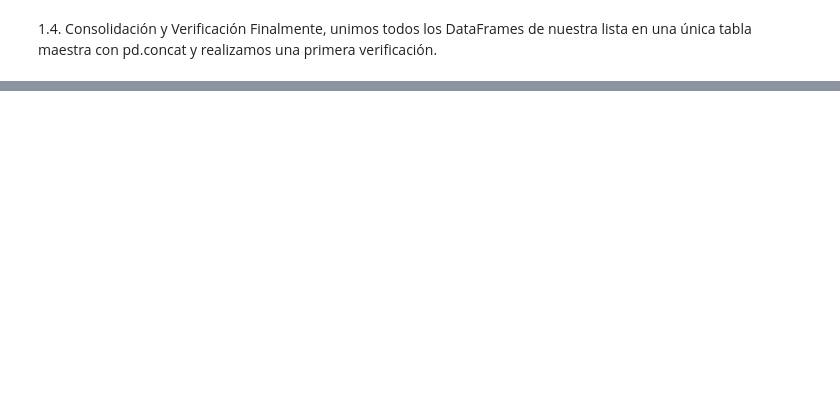
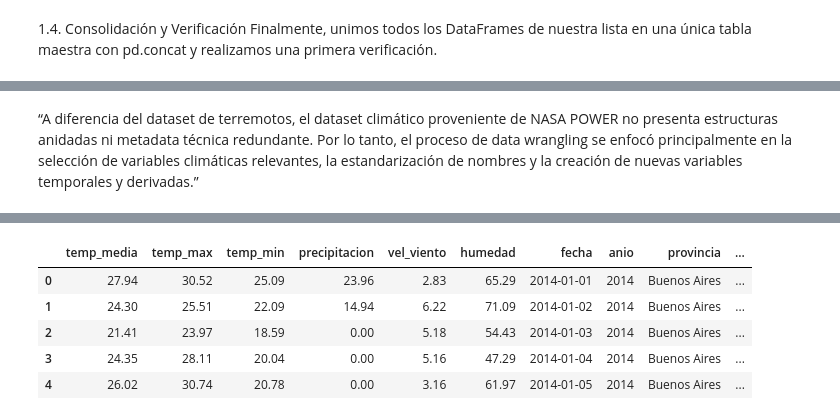
Before and after one commit to IvanSerem/ds2-proyecto-agricola, a Jupyter notebook: DataScienceII.ipynb, the cells around one changed output, grey strips where cells are left out. Cells and saved outputs as stored; diff of their text form; code cells hidden in the pictures; blank space fills up the shorter version.

```diff
--- a/DataScienceII.ipynb
+++ b/DataScienceII.ipynb
@@ -249,0 +209,67 @@ Obtenidas  : ['clay', 'phh2o', 'soc']
+# %% [markdown]
+“A diferencia del dataset de terremotos, el dataset climático proveniente de NASA POWER no presenta estructuras anidadas ni metadata técnica redundante. Por lo tanto, el proceso de data wrangling se enfocó principalmente en la selección de variables climáticas relevantes, la estandarización de nombres y la creación de nuevas variables temporales y derivadas.”
+# %%
+# ============================================
+# MÓDULO 2 – DATA WRANGLING
+# Dataset Climático – NASA POWER
+# ============================================
+
+import pandas as pd
+
+# ------------------------------------------------
+# 1. PARTIMOS DEL DATAFRAME CRUDO
+# ------------------------------------------------
+# Se asume que df_clima_crudo ya fue creado en el Módulo 1
+# (adquisición y consolidación de datos)
+
+print("Forma del DataFrame crudo:")
+print(df_clima_crudo.shape)
+
+# ------------------------------------------------
+# 2. SELECCIÓN DE COLUMNAS RELEVANTES
+# ------------------------------------------------
+columnas_relevantes = [
+    "T2M",
+    "T2M_MAX",
+    "T2M_MIN",
+    "PRECTOTCORR",
+    "WS2M",
+    "RH2M",
+    "date",
+    "anio",
+    "provincia",
+    "lat",
+    "lon"
+]
+
+df_clima_limpio = df_clima_crudo[columnas_relevantes].copy()
+
+print("\nColumnas seleccionadas:")
+print(df_clima_limpio.columns)
+
+# ------------------------------------------------
+# 3. RENOMBRADO DE COLUMNAS (CLARIDAD SEMÁNTICA)
+# ------------------------------------------------
+df_clima_limpio = df_clima_limpio.rename(columns={
+    "T2M": "temp_media",
+    "T2M_MAX": "temp_max",
+    "T2M_MIN": "temp_min",
+    "PRECTOTCORR": "precipitacion",
+    "WS2M": "vel_viento",
+    "RH2M": "humedad",
+    "date": "fecha",
+    "anio": "anio",
+    "provincia": "provincia",
+    "lat": "latitud",
+    "lon": "longitud"
+})
+
+# ------------------------------------------------
+# 4. VERIFICACIÓN GENERAL DEL DATASET
+# ------------------------------------------------
+print("\n--- Información del DataFrame Limpio ---")
+df_clima_limpio.info()
+
+print("\n--- Primeras filas del DataFrame Limpio ---")
+df_clima_limpio.head()
+# %% [output]
@@ -249,0 +293,6 @@ Obtenidas  : ['clay', 'phh2o', 'soc']
+|  | temp_media | temp_max | temp_min | precipitacion | vel_viento | humedad | fecha | anio | provincia | ... |
+| 0 | 27.94 | 30.52 | 25.09 | 23.96 | 2.83 | 65.29 | 2014-01-01 | 2014 | Buenos Aires | ... |
+| 1 | 24.30 | 25.51 | 22.09 | 14.94 | 6.22 | 71.09 | 2014-01-02 | 2014 | Buenos Aires | ... |
+| 2 | 21.41 | 23.97 | 18.59 | 0.00 | 5.18 | 54.43 | 2014-01-03 | 2014 | Buenos Aires | ... |
+| 3 | 24.35 | 28.11 | 20.04 | 0.00 | 5.16 | 47.29 | 2014-01-04 | 2014 | Buenos Aires | ... |
+| 4 | 26.02 | 30.74 | 20.78 | 0.00 | 3.16 | 61.97 | 2014-01-05 | 2014 | Buenos Aires | ... |
```
Also changed, not shown: parts of 16 cells of this notebook.
